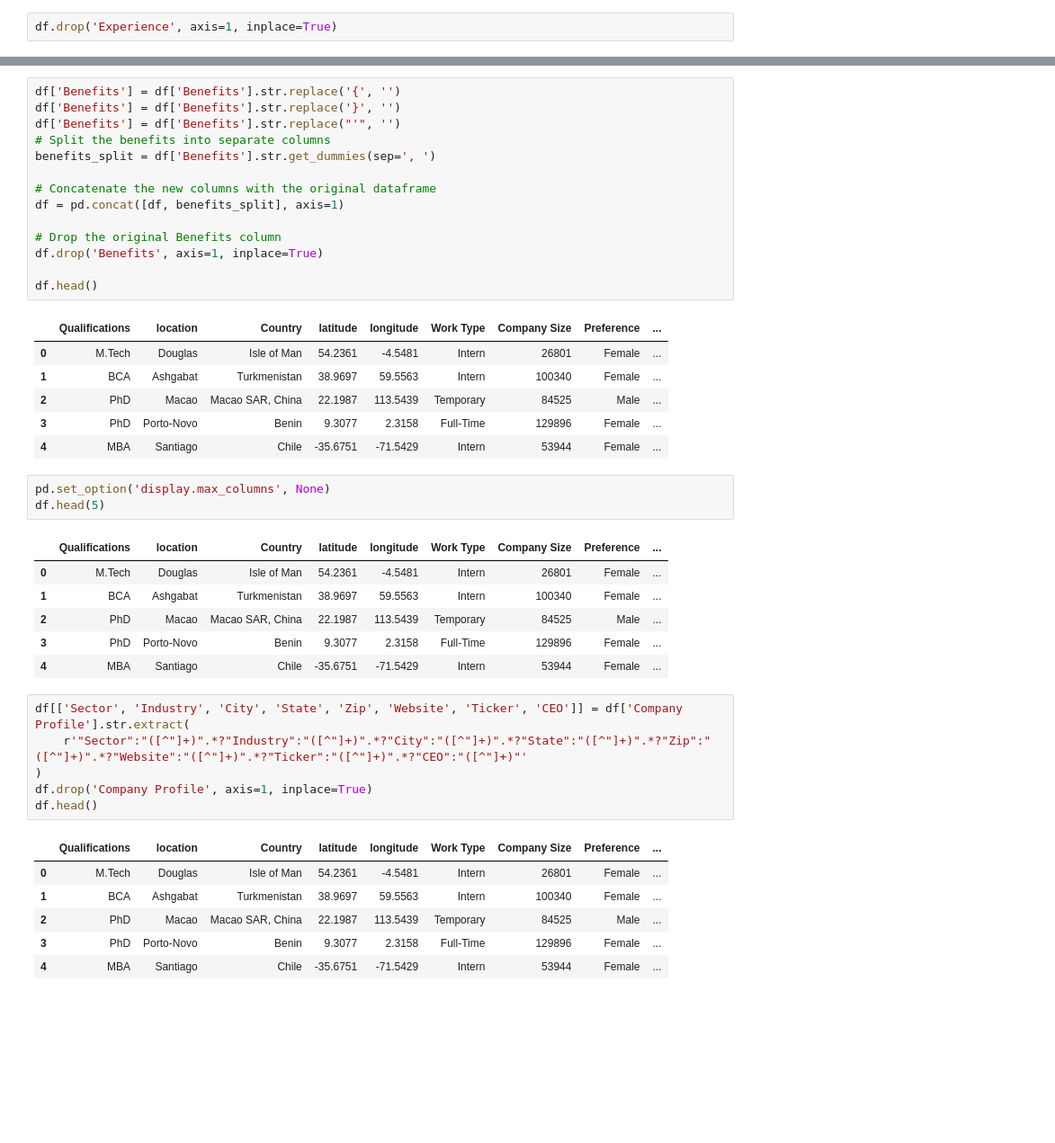
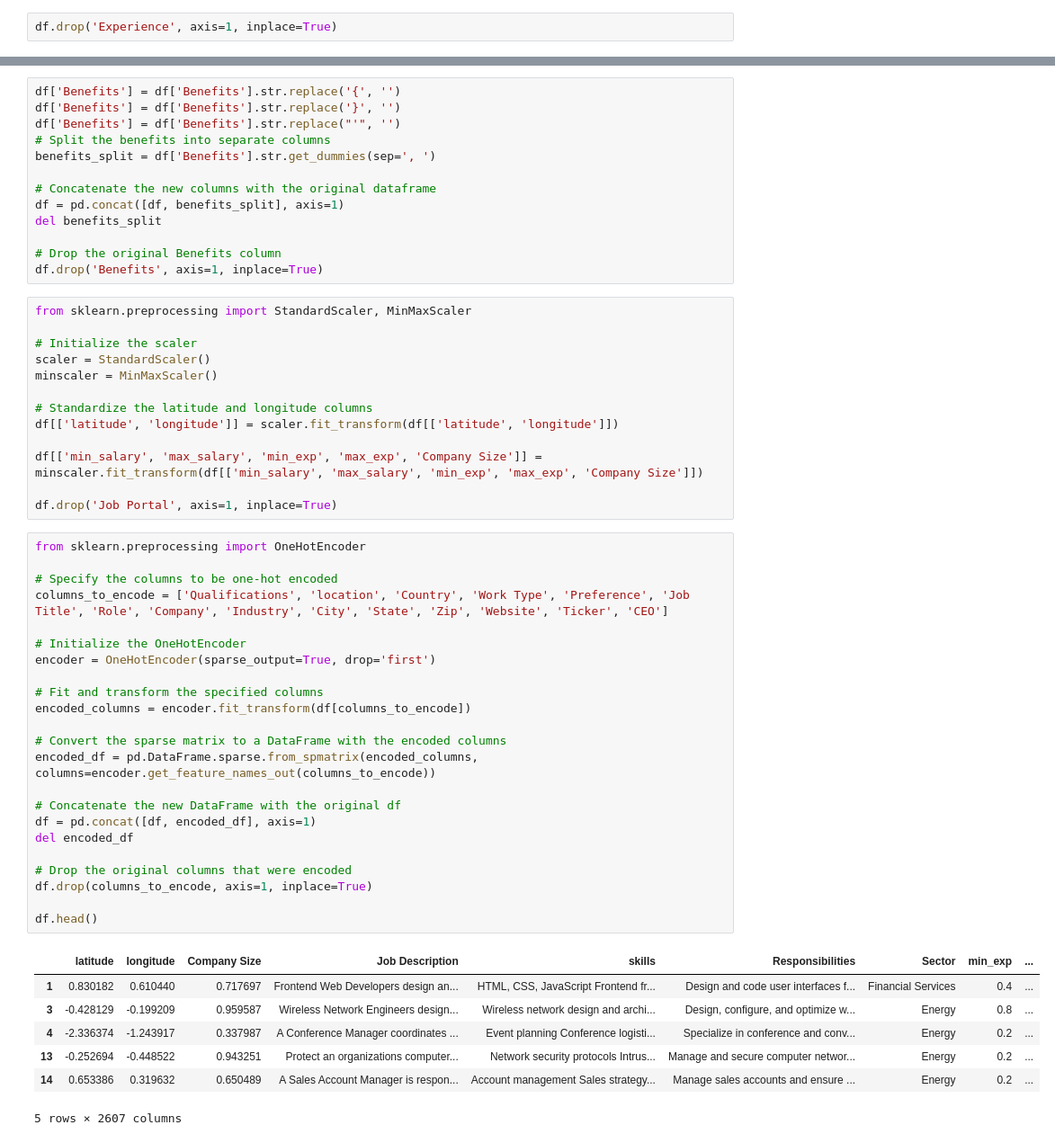
Before and after one commit to Khoulykid/Sector-Predictor, a Jupyter notebook: processing.ipynb, the cells around one changed output, grey strips where cells are left out. Shown at 90% size. Saved outputs shown, nothing was run; the diff lists cells and outputs as text; blank space fills up the shorter version.

```diff
--- a/processing.ipynb
+++ b/processing.ipynb
@@ -118,38 +84,51 @@ benefits_split = df['Benefits'].str.get_dummies(sep=', ')
 
 # Concatenate the new columns with the original dataframe
 df = pd.concat([df, benefits_split], axis=1)
+del benefits_split
 
 # Drop the original Benefits column
 df.drop('Benefits', axis=1, inplace=True)
-
-df.head()
-# %% [output]
-|  | Qualifications | location | Country | latitude | longitude | Work Type | Company Size | Preference | ... |
-| 0 | M.Tech | Douglas | Isle of Man | 54.2361 | -4.5481 | Intern | 26801 | Female | ... |
-| 1 | BCA | Ashgabat | Turkmenistan | 38.9697 | 59.5563 | Intern | 100340 | Female | ... |
-| 2 | PhD | Macao | Macao SAR, China | 22.1987 | 113.5439 | Temporary | 84525 | Male | ... |
-| 3 | PhD | Porto-Novo | Benin | 9.3077 | 2.3158 | Full-Time | 129896 | Female | ... |
-| 4 | MBA | Santiago | Chile | -35.6751 | -71.5429 | Intern | 53944 | Female | ... |
-# %%
-pd.set_option('display.max_columns', None)
-df.head(5)
-# %% [output]
-|  | Qualifications | location | Country | latitude | longitude | Work Type | Company Size | Preference | ... |
-| 0 | M.Tech | Douglas | Isle of Man | 54.2361 | -4.5481 | Intern | 26801 | Female | ... |
-| 1 | BCA | Ashgabat | Turkmenistan | 38.9697 | 59.5563 | Intern | 100340 | Female | ... |
-| 2 | PhD | Macao | Macao SAR, China | 22.1987 | 113.5439 | Temporary | 84525 | Male | ... |
-| 3 | PhD | Porto-Novo | Benin | 9.3077 | 2.3158 | Full-Time | 129896 | Female | ... |
-| 4 | MBA | Santiago | Chile | -35.6751 | -71.5429 | Intern | 53944 | Female | ... |
-# %%
-df[['Sector', 'Industry', 'City', 'State', 'Zip', 'Website', 'Ticker', 'CEO']] = df['Company Profile'].str.extract(
-    r'"Sector":"([^"]+)".*?"Industry":"([^"]+)".*?"City":"([^"]+)".*?"State":"([^"]+)".*?"Zip":"([^"]+)".*?"Website":"([^"]+)".*?"Ticker":"([^"]+)".*?"CEO":"([^"]+)"'
-)
-df.drop('Company Profile', axis=1, inplace=True)
-df.head()
-# %% [output]
-|  | Qualifications | location | Country | latitude | longitude | Work Type | Company Size | Preference | ... |
-| 0 | M.Tech | Douglas | Isle of Man | 54.2361 | -4.5481 | Intern | 26801 | Female | ... |
-| 1 | BCA | Ashgabat | Turkmenistan | 38.9697 | 59.5563 | Intern | 100340 | Female | ... |
-| 2 | PhD | Macao | Macao SAR, China | 22.1987 | 113.5439 | Temporary | 84525 | Male | ... |
-| 3 | PhD | Porto-Novo | Benin | 9.3077 | 2.3158 | Full-Time | 129896 | Female | ... |
-| 4 | MBA | Santiago | Chile | -35.6751 | -71.5429 | Intern | 53944 | Female | ... |
+# %%
+from sklearn.preprocessing import StandardScaler, MinMaxScaler
+
+# Initialize the scaler
+scaler = StandardScaler()
+minscaler = MinMaxScaler()
+
+# Standardize the latitude and longitude columns
+df[['latitude', 'longitude']] = scaler.fit_transform(df[['latitude', 'longitude']])
+
+df[['min_salary', 'max_salary', 'min_exp', 'max_exp', 'Company Size']] = minscaler.fit_transform(df[['min_salary', 'max_salary', 'min_exp', 'max_exp', 'Company Size']])
+
+df.drop('Job Portal', axis=1, inplace=True)
+# %%
+from sklearn.preprocessing import OneHotEncoder
+
+# Specify the columns to be one-hot encoded
+columns_to_encode = ['Qualifications', 'location', 'Country', 'Work Type', 'Preference', 'Job Title', 'Role', 'Company', 'Industry', 'City', 'State', 'Zip', 'Website', 'Ticker', 'CEO']
+
+# Initialize the OneHotEncoder
+encoder = OneHotEncoder(sparse_output=True, drop='first')
+
+# Fit and transform the specified columns
+encoded_columns = encoder.fit_transform(df[columns_to_encode])
+
+# Convert the sparse matrix to a DataFrame with the encoded columns
+encoded_df = pd.DataFrame.sparse.from_spmatrix(encoded_columns, columns=encoder.get_feature_names_out(columns_to_encode))
+
+# Concatenate the new DataFrame with the original df
+df = pd.concat([df, encoded_df], axis=1)
+del encoded_df
+
+# Drop the original columns that were encoded
+df.drop(columns_to_encode, axis=1, inplace=True)
+
+df.head()
+# %% [output]
+|  | latitude | longitude | Company Size | Job Description | skills | Responsibilities | Sector | min_exp | ... |
+| 1 | 0.830182 | 0.610440 | 0.717697 | Frontend Web Developers design an... | HTML, CSS, JavaScript Frontend fr... | Design and code user interfaces f... | Financial Services | 0.4 | ... |
+| 3 | -0.428129 | -0.199209 | 0.959587 | Wireless Network Engineers design... | Wireless network design and archi... | Design, configure, and optimize w... | Energy | 0.8 | ... |
+| 4 | -2.336374 | -1.243917 | 0.337987 | A Conference Manager coordinates ... | Event planning Conference logisti... | Specialize in conference and conv... | Energy | 0.2 | ... |
+| 13 | -0.252694 | -0.448522 | 0.943251 | Protect an organizations computer... | Network security protocols Intrus... | Manage and secure computer networ... | Energy | 0.2 | ... |
+| 14 | 0.653386 | 0.319632 | 0.650489 | A Sales Account Manager is respon... | Account management Sales strategy... | Manage sales accounts and ensure ... | Energy | 0.2 | ... |
+5 rows × 2607 columns
```
Also changed, not shown: parts of 17 cells of this notebook.
